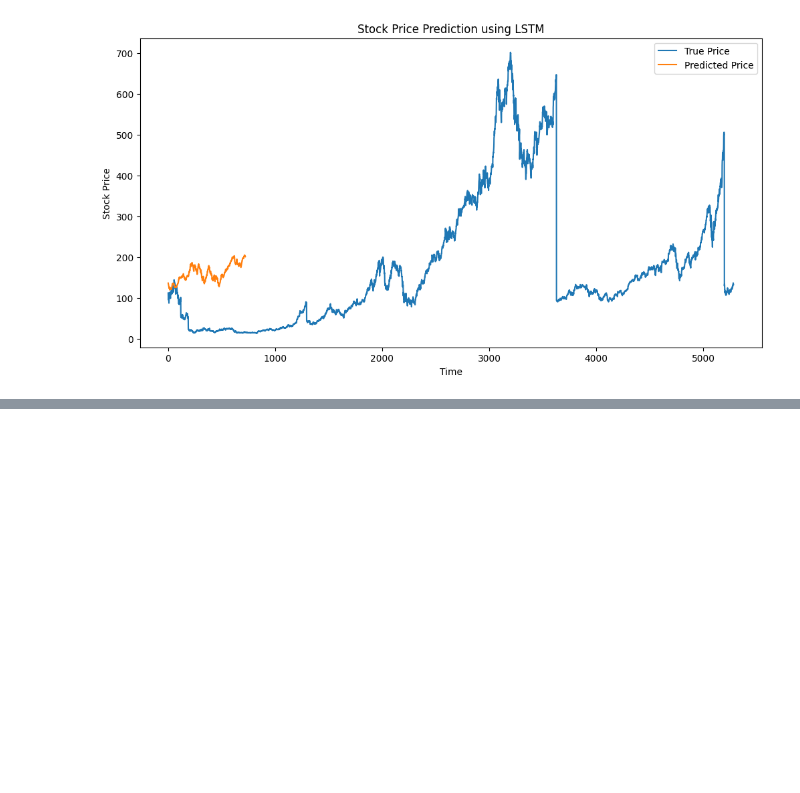
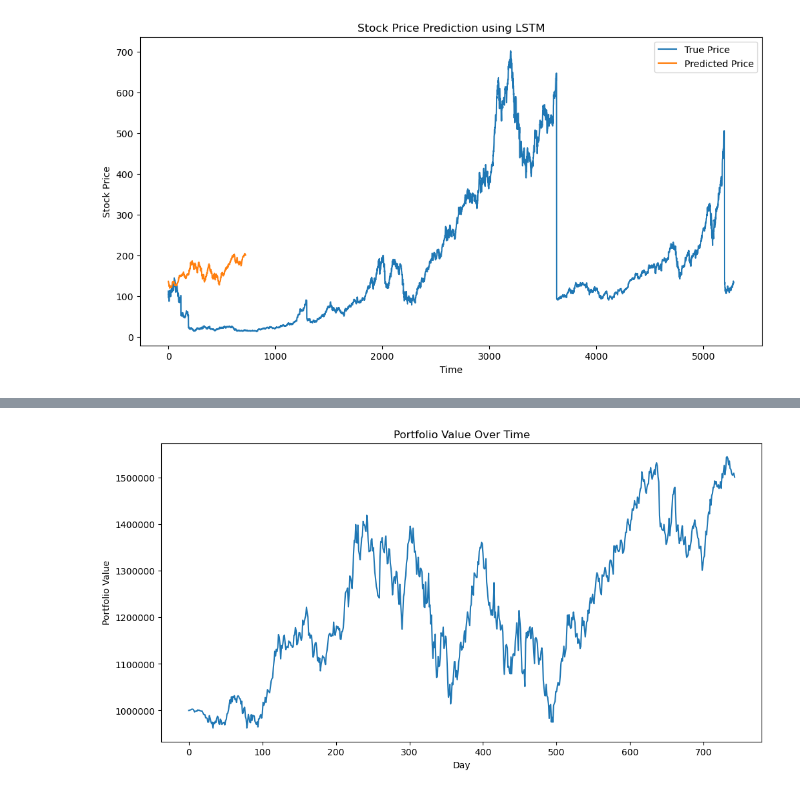
Before and after one commit to Rerris/Technical_Analysis_Proyect, a Jupyter notebook: machine_learning/Red Neuronal LSTM.ipynb, the cells around one changed output, grey strips where cells are left out. Drawn from its saved outputs; the diff is of its cells as text; code cells hidden in the pictures; blank space fills up the shorter version.

Commit message:
Add model files and add backtesting

```diff
--- a/machine_learning/Red Neuronal LSTM.ipynb
+++ b/machine_learning/Red Neuronal LSTM.ipynb
@@ -9,7 +9,7 @@ import matplotlib.pyplot as plt
 import pandas as pd
 from tensorflow.keras.callbacks import EarlyStopping
 # %%
-data=pd.read_csv("C:/Users/erick/Desktop/ITESO/Semestre 9/Microestructuras y sistemas de trading/data/aapl_1d_train.csv")
+data=pd.read_csv("https://raw.githubusercontent.com/Rerris/Technical_Analysis_Proyect/9a7d477bbed852e752101fe85ac928200ae7ebd5/data/aapl_1d_train.csv")
 data.dropna(inplace=True)
 # %%
 data=data["Close"].values.reshape(-1, 1)
@@ -101,5 +117,5 @@ plt.show()
 # %%
-data_test=pd.read_csv("C:/Users/erick/Desktop/ITESO/Semestre 9/Microestructuras y sistemas de trading/data/aapl_1d_test.csv")
+data_test=pd.read_csv('https://raw.githubusercontent.com/Rerris/Technical_Analysis_Proyect/9a7d477bbed852e752101fe85ac928200ae7ebd5/data/aapl_1d_test.csv')
 data_test.dropna(inplace=True)
 # %%
 data_test=data_test["Close"].values.reshape(-1, 1)
@@ -134,0 +157,9 @@ plt.show()
+# %%
+# Guardar el modelo con pickle
+import pickle
+with open('scaler.pkl', 'wb') as f:
+    pickle.dump(scaler, f)
+# %%
+# Cargar el modelo con pickle y guardarlo en una variable
+with open('scaler.pkl', 'rb') as f:
+    model = pickle.load(f)
@@ -134,0 +267,18 @@ plt.show()
+# %%
+from matplotlib.ticker import FuncFormatter
+# Define a function to format y values
+def y_fmt(x, pos):
+    return '{:0.0f}'.format(x)
+
+# Create a formatter
+formatter = FuncFormatter(y_fmt)
+
+fig, ax = plt.subplots(figsize=(12, 6))
+ax.yaxis.set_major_formatter(formatter)
+ax.plot(df_history['Day'], df_history['Portfolio Value'])
+ax.set_title('Portfolio Value Over Time')
+ax.set_xlabel('Day')
+ax.set_ylabel('Portfolio Value')
+plt.show()
+# %% [output]
+[figure, added]
```
Also changed, not shown: parts of 12 cells of this notebook, 3 other files.
